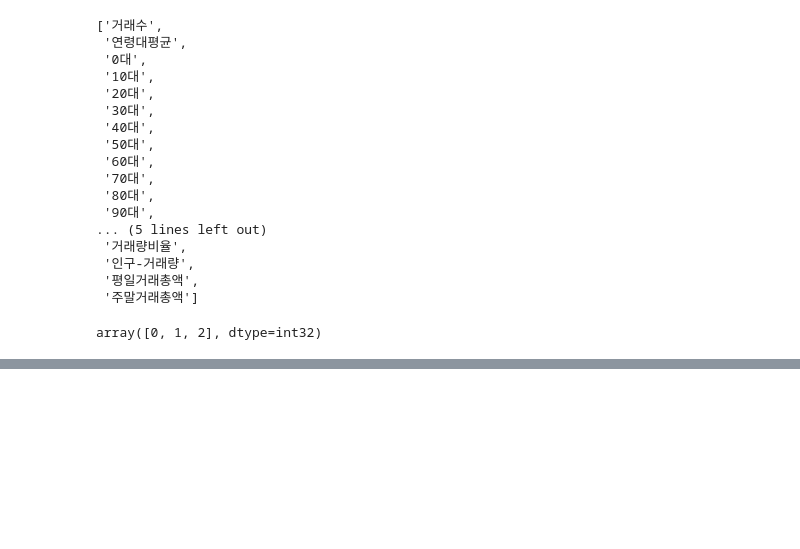
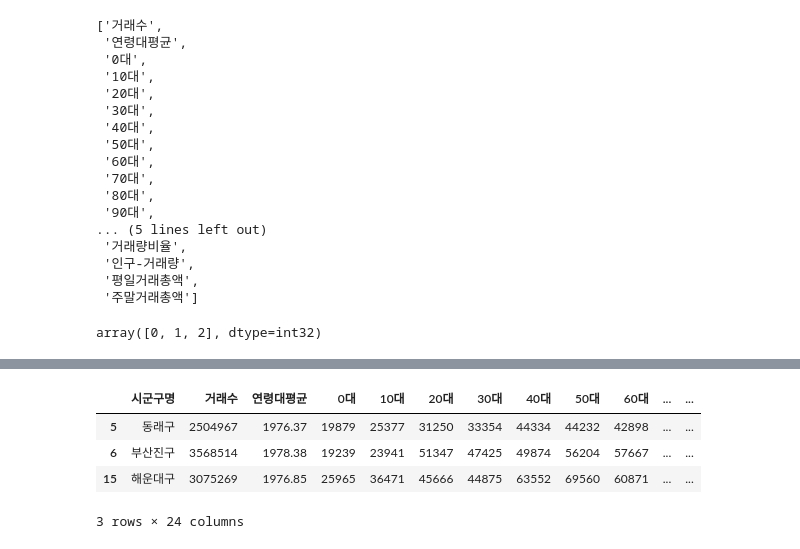
Before and after one commit to seongwonM/BusanPay-Insights, a Jupyter notebook: numerical/numerical.ipynb, the cells around one changed output, grey strips where cells are left out. Saved outputs shown, nothing was run; the diff lists cells and outputs as text; code cells hidden in the pictures; blank space fills up the shorter version.

```diff
--- a/numerical/numerical.ipynb
+++ b/numerical/numerical.ipynb
@@ -181,0 +200,8 @@ TypeError: <module 'sklearn.tree' from '/Library/Frameworks/Python.framework/Ver
+# %%
+df[df['class']==1]
+# %% [output]
+|  | 시군구명 | 거래수 | 연령대평균 | 0대 | 10대 | 20대 | 30대 | 40대 | 50대 | 60대 | ... | ... |
+| 5 | 동래구 | 2504967 | 1976.37 | 19879 | 25377 | 31250 | 33354 | 44334 | 44232 | 42898 | ... | ... |
+| 6 | 부산진구 | 3568514 | 1978.38 | 19239 | 23941 | 51347 | 47425 | 49874 | 56204 | 57667 | ... | ... |
+| 15 | 해운대구 | 3075269 | 1976.85 | 25965 | 36471 | 45666 | 44875 | 63552 | 69560 | 60871 | ... | ... |
+3 rows × 24 columns
```
Also changed, not shown: parts of 4 cells of this notebook.
